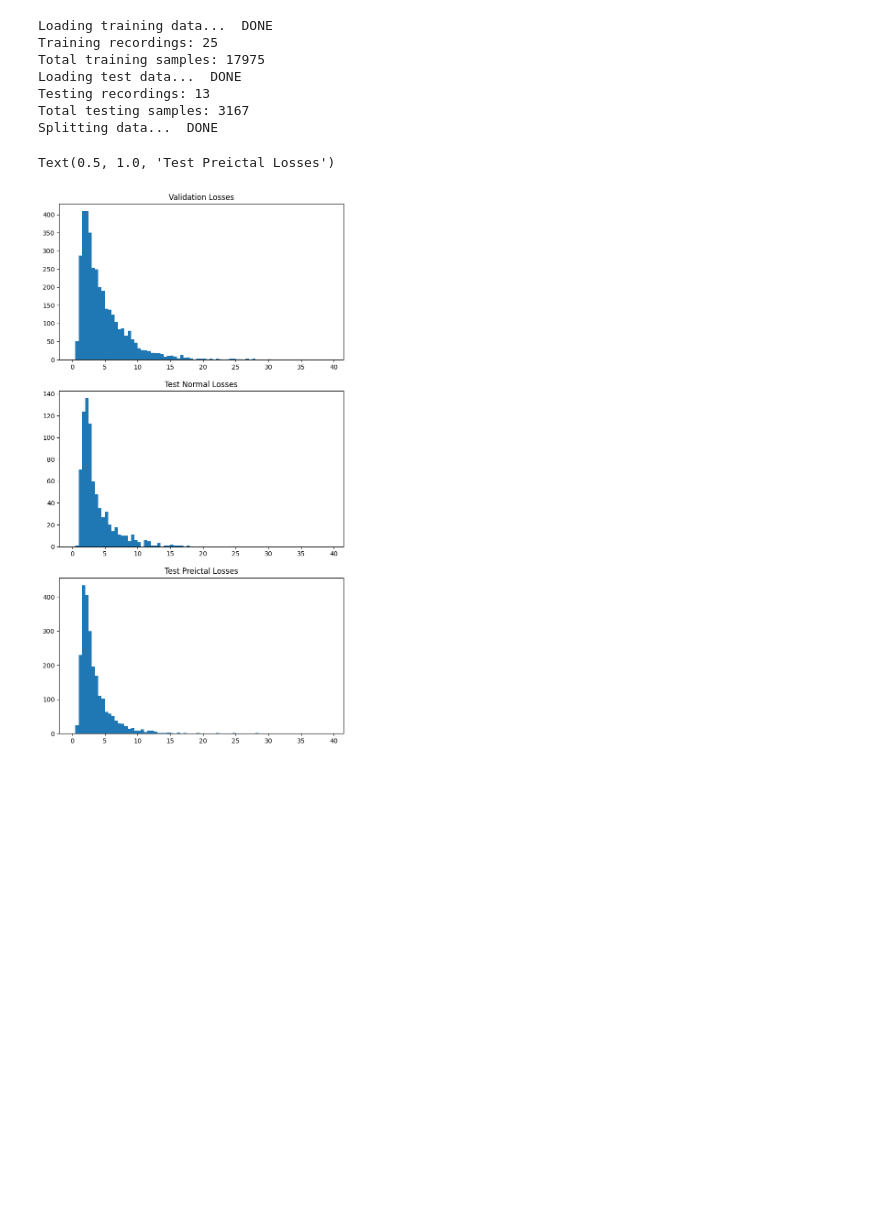
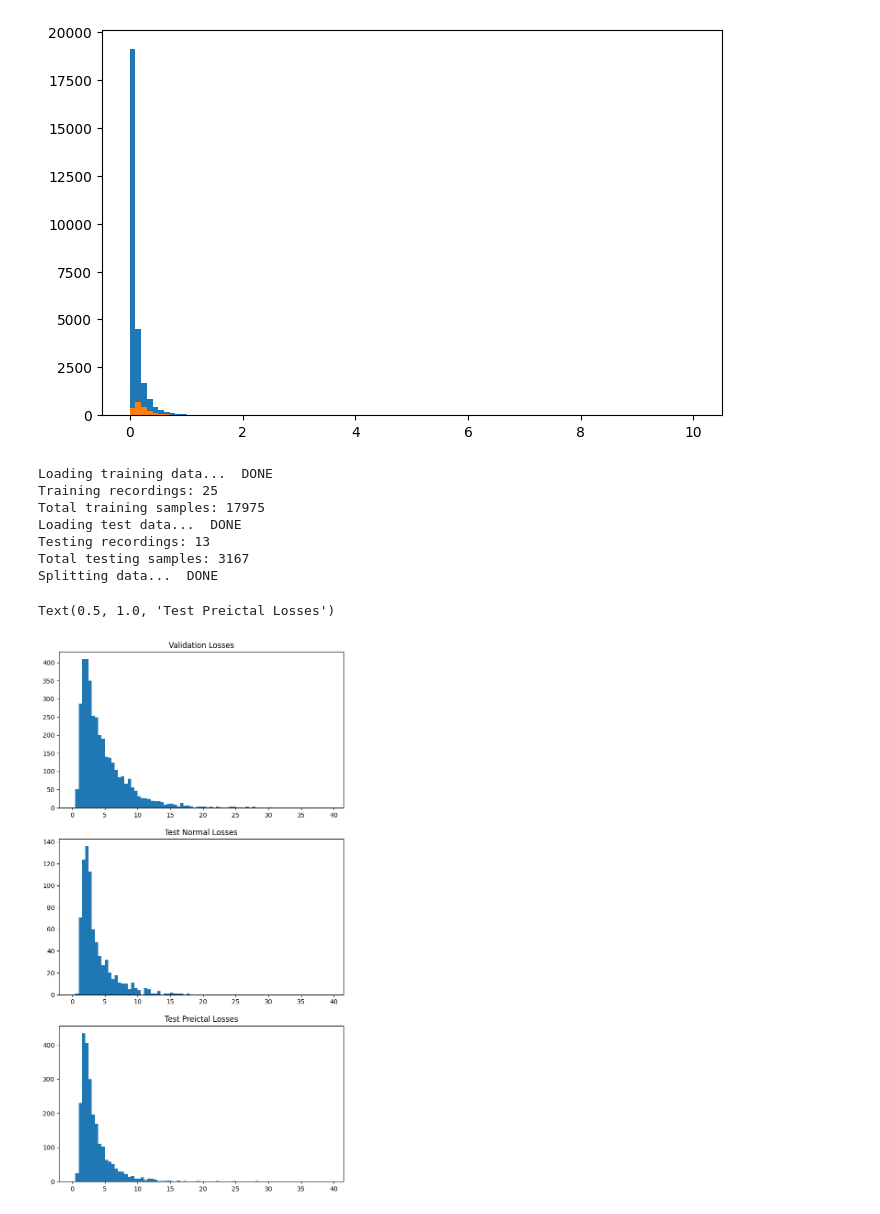
Before and after one commit to UniversityProjectsAtUnisa/epilepsy-prediction_thesis, a Jupyter notebook: scripts/torch/threshold_analysis.ipynb, the cells around one changed output. Cells and saved outputs as stored; diff of their text form; code cells hidden in the pictures; blank space fills up the shorter version.

```diff
--- a/scripts/torch/threshold_analysis.ipynb
+++ b/scripts/torch/threshold_analysis.ipynb
@@ -13,3 +63,10 @@ dirpath.mkdir(exist_ok=True, parents=True)
+# %%
+bins = np.linspace(0, 10, 100, True)
+fig, ax = plt.subplots(figsize=(8, 5))
+_ = ax.hist(val_losses, bins=bins)
+_ = ax.hist(seizure_losses, bins=bins)
+# %% [output]
+[figure, added]
 # %%
 X_normal, X_test = load_data(config.H5_PATH.joinpath(config.H5_FILENAME), "chb15")
 if not X_normal:
```
Also changed, not shown: parts of 4 cells of this notebook, 3 other files.
